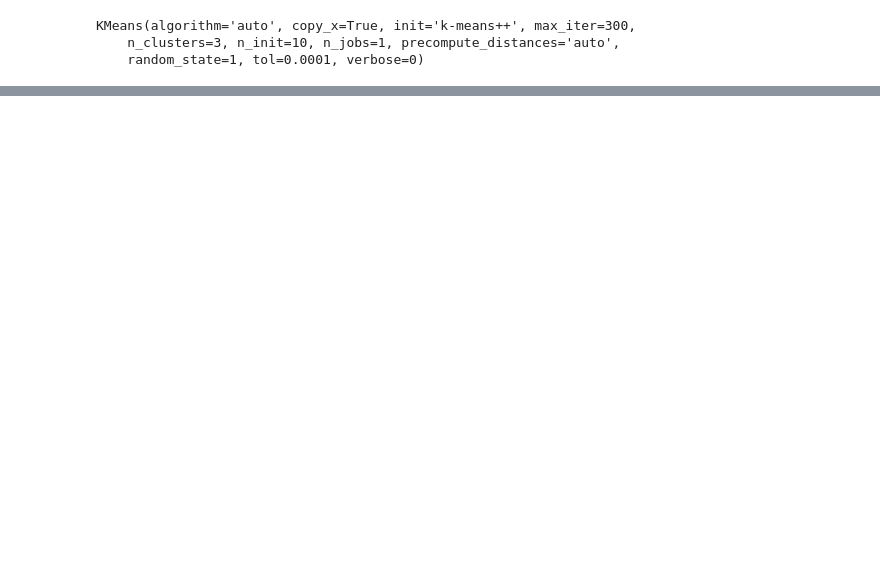
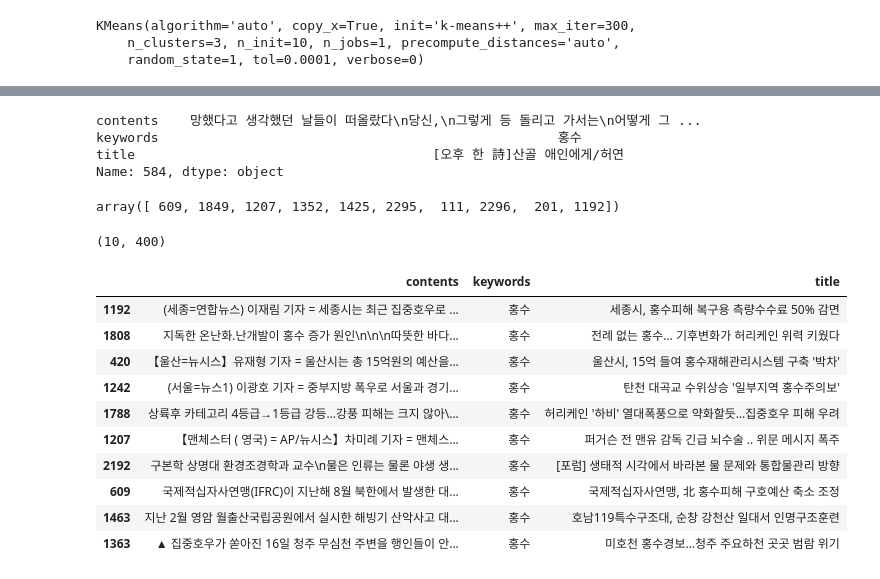
Before and after one commit to SeungKyoJin/crawl, a Jupyter notebook: doc2vec.ipynb, the cells around one changed output, grey strips where cells are left out. Drawn from its saved outputs; the diff is of its cells as text; code cells hidden in the pictures; blank space fills up the shorter version.

```diff
--- a/doc2vec.ipynb
+++ b/doc2vec.ipynb
@@ -544,0 +550,38 @@ print(one, two, three)
+# %%
+df.iloc[584]
+# %% [output]
+contents    망했다고 생각했던 날들이 떠올랐다\n당신,\n그렇게 등 돌리고 가서는\n어떻게 그 ...
+keywords                                                   홍수
+title                                      [오후 한 詩]산골 애인에게/허연
+Name: 584, dtype: object
+# %%
+# In the new space, each dimension is the distance to the cluster centers
+d0 = clf_stacked.transform(stacked_X_test)[:, 0]
+d1 = clf_stacked.transform(stacked_X_test)[:, 1]
+d2 = clf_stacked.transform(stacked_X_test)[:, 2]
+# %%
+ind0 = np.argsort(d0)[:10]
+ind1 = np.argsort(d1)[:10]
+ind2 = np.argsort(d2)[:10]
+# %%
+ind
+# %% [output]
+array([ 609, 1849, 1207, 1352, 1425, 2295,  111, 2296,  201, 1192])
+# %%
+stacked_X_test[ind].shape
+# %% [output]
+(10, 400)
+# %%
+df.iloc[ind0]
+# %% [output]
+|  | contents | keywords | title |
+| 1192 | (세종=연합뉴스) 이재림 기자 = 세종시는 최근 집중호우로 ... | 홍수 | 세종시, 홍수피해 복구용 측량수수료 50% 감면 |
+| 1808 | 지독한 온난화.난개발이 홍수 증가 원인\n\n\n따뜻한 바다... | 홍수 | 전례 없는 홍수… 기후변화가 허리케인 위력 키웠다 |
+| 420 | 【울산=뉴시스】유재형 기자 = 울산시는 총 15억원의 예산을... | 홍수 | 울산시, 15억 들여 홍수재해관리시스템 구축 '박차' |
+| 1242 | (서울=뉴스1) 이광호 기자 = 중부지방 폭우로 서울과 경기... | 홍수 | 탄천 대곡교 수위상승 '일부지역 홍수주의보' |
+| 1788 | 상륙후 카테고리 4등급→1등급 강등…강풍 피해는 크지 않아\... | 홍수 | 허리케인 '하비' 열대폭풍으로 약화할듯…집중호우 피해 우려 |
+| 1207 | 【맨체스터 ( 영국) = AP/뉴시스】차미례 기자 = 맨체스... | 홍수 | 퍼거슨 전 맨유 감독 긴급 뇌수술 .. 위문 메시지 폭주 |
+| 2192 | 구본학 상명대 환경조경학과 교수\n물은 인류는 물론 야생 생... | 홍수 | [포럼] 생태적 시각에서 바라본 물 문제와 통합물관리 방향 |
+| 609 | 국제적십자사연맹(IFRC)이 지난해 8월 북한에서 발생한 대... | 홍수 | 국제적십자사연맹, 北 홍수피해 구호예산 축소 조정 |
+| 1463 | 지난 2월 영암 월출산국립공원에서 실시한 해빙기 산악사고 대... | 홍수 | 호남119특수구조대, 순창 강천산 일대서 인명구조훈련 |
+| 1363 | ▲ 집중호우가 쏟아진 16일 청주 무심천 주변을 행인들이 안... | 홍수 | 미호천 홍수경보…청주 주요하천 곳곳 범람 위기 |
```
Also changed, not shown: parts of 25 cells of this notebook, 1 other file.
